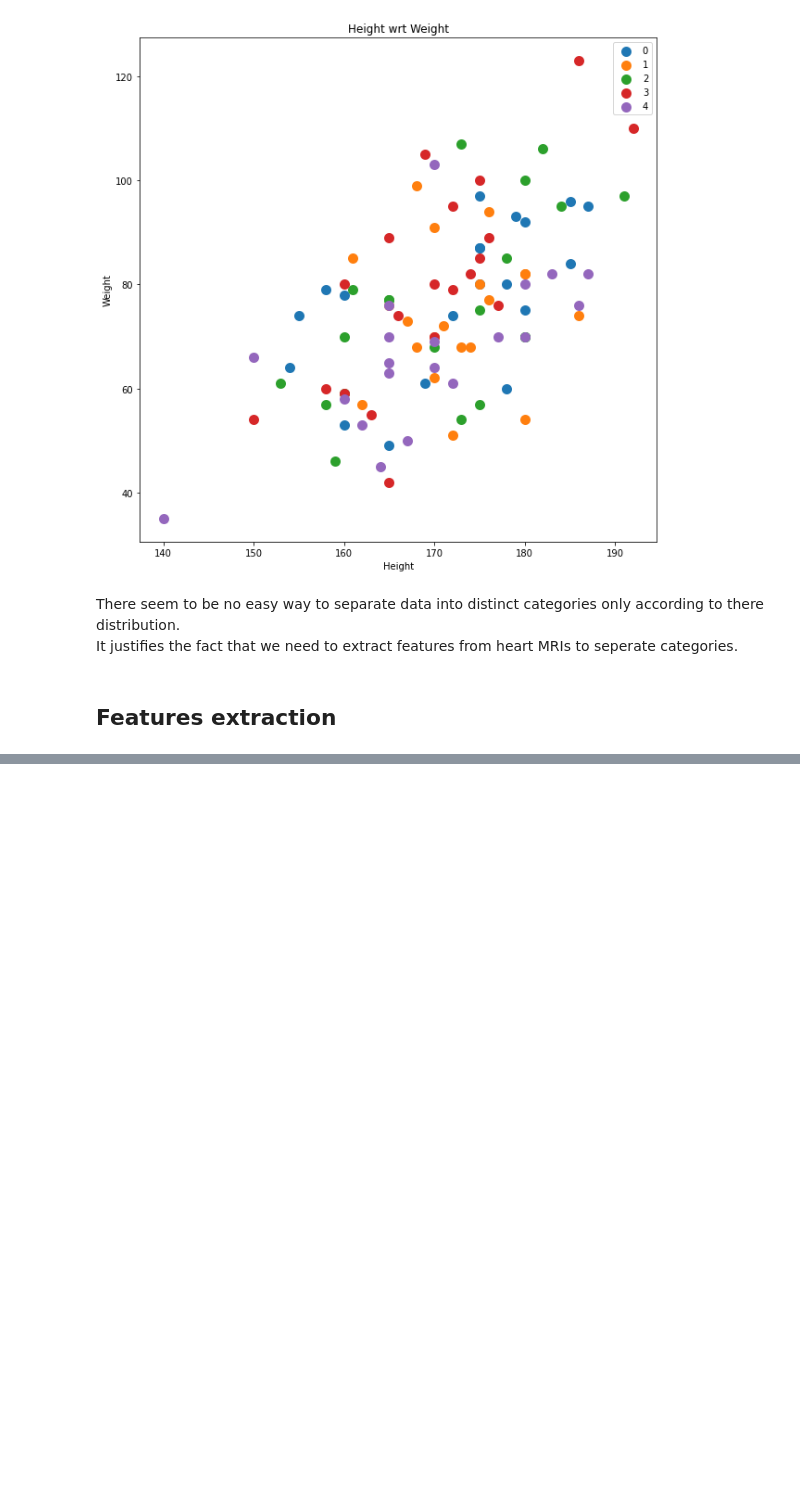
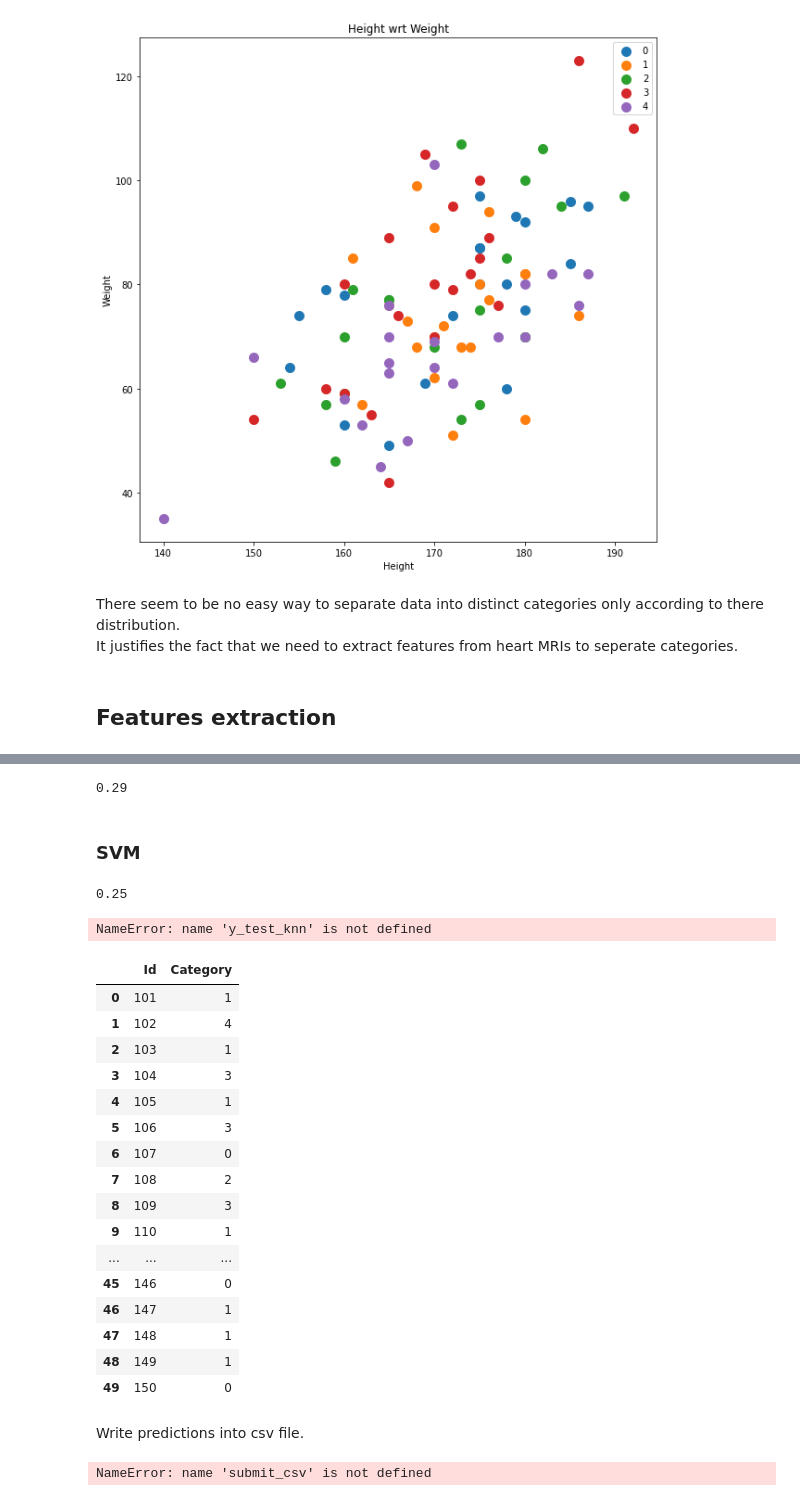
Before and after one commit to lmartinez2001/Challenge, a Jupyter notebook: challenge.ipynb, the cells around one changed output, grey strips where cells are left out. Cells and saved outputs as stored; diff of their text form; code cells hidden in the pictures; blank space fills up the shorter version.

```diff
--- a/challenge.ipynb
+++ b/challenge.ipynb
@@ -169,0 +488,48 @@ It justifies the fact that we need to extract features from heart MRIs to sepera
+# %%
+clf_knn_cv.best_score_
+# %% [output]
+0.29
+# %% [markdown]
+### SVM
+# %%
+from sklearn.svm import SVC
+
+svm_params={'degree': list(range(3,5)), 'kernel': ['rbf','poly']}
+
+clf_svm_cv=GridSearchCV(SVC(), svm_params)
+clf_svm_cv.fit(X_train_lvef, y_train)
+clf_svm_cv.best_score_
+# %% [output]
+0.25
+# %%
+submit_csv2=pd.read_csv('SampleSubmission.csv')
+submit_csv2['Category']=y_test_knn
+submit_csv2.to_csv('SampleSubmission.csv', index=False)
+# %% [output]
+NameError: name 'y_test_knn' is not defined
+# %%
+submit_csv2
+# %% [output]
+|  | Id | Category |
+| 0 | 101 | 1 |
+| 1 | 102 | 4 |
+| 2 | 103 | 1 |
+| 3 | 104 | 3 |
+| 4 | 105 | 1 |
+| 5 | 106 | 3 |
+| 6 | 107 | 0 |
+| 7 | 108 | 2 |
+| 8 | 109 | 3 |
+| 9 | 110 | 1 |
+| ... | ... | ... |
+| 45 | 146 | 0 |
+| 46 | 147 | 1 |
+| 47 | 148 | 1 |
+| 48 | 149 | 1 |
+| 49 | 150 | 0 |
+# %% [markdown]
+Write predictions into csv file.
+# %%
+submit_csv
+# %% [output]
+NameError: name 'submit_csv' is not defined
```
Also changed, not shown: parts of 41 cells of this notebook, 1 other file.
